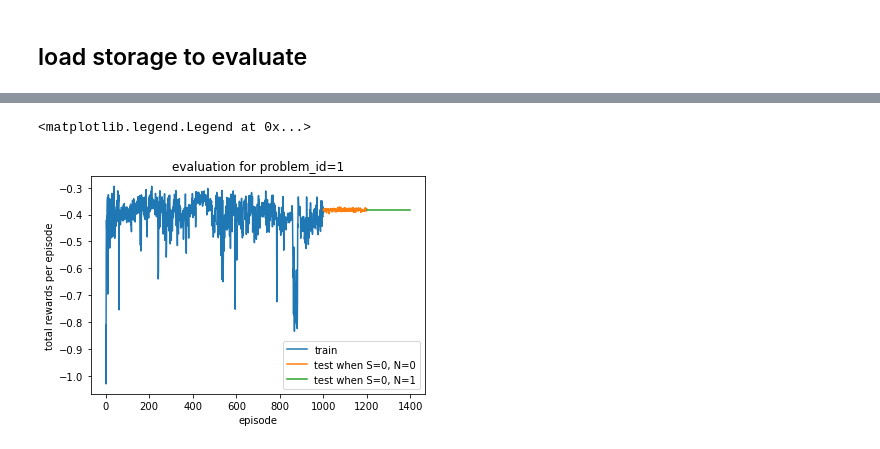
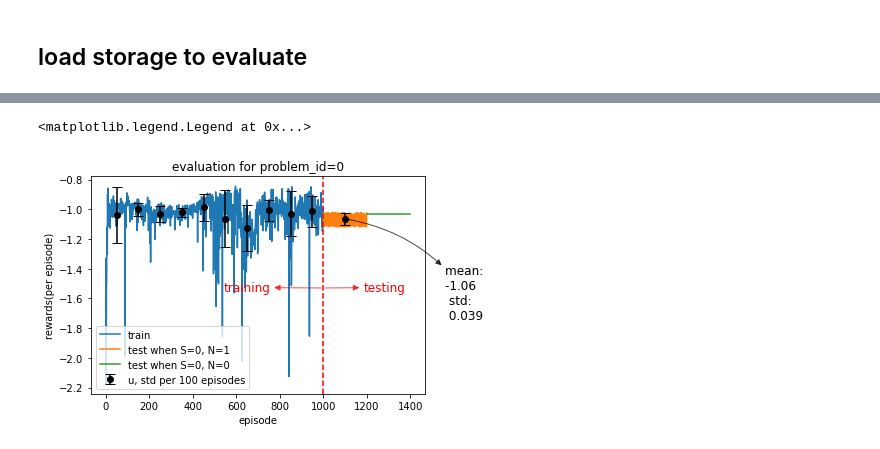
Before and after one commit to WayenVan/CovidResponesReinforcement, a Jupyter notebook: QlernNN_WangJingyan/run_eval.ipynb, the cells around one changed output, grey strips where cells are left out. Drawn from its saved outputs; the diff is of its cells as text; code cells hidden in the pictures.

Commit message:
add plot

```diff
--- a/QlernNN_WangJingyan/run_eval.ipynb
+++ b/QlernNN_WangJingyan/run_eval.ipynb
@@ -48,42 +28,101 @@ for num_instance in range(10):
 # %%
-problem_id = 1
+problem_id = 0
 
 data_path = './data'
-stats_train = load_variable("{}/stats_training/stats_train0{}.dat".format(data_path, problem_id))
-stats_evaluation_00 = load_variable("{}/stats_evaluation/stats_eval0{}_00.dat".format(data_path, problem_id ))
-stats_evaluation_01 = load_variable("{}/stats_evaluation/stats_eval0{}_01.dat".format(data_path, problem_id ))
-stats_evaluation_10 = load_variable("{}/stats_evaluation/stats_eval0{}_10.dat".format(data_path, problem_id ))
-stats_evaluation_11 = load_variable("{}/stats_evaluation/stats_eval0{}_11.dat".format(data_path, problem_id ))
+stats_train = load_variable(r"{}/stats_training/stats_train0{}.dat".format(data_path, problem_id))
+stats_evaluation_00 = load_variable(r"{}/stats_evaluation/stats_eval0{}_00.dat".format(data_path, problem_id ))
+stats_evaluation_01 = load_variable(r"{}/stats_evaluation/stats_eval0{}_01.dat".format(data_path, problem_id ))
+stats_evaluation_10 = load_variable(r"{}/stats_evaluation/stats_eval0{}_10.dat".format(data_path, problem_id ))
+stats_evaluation_11 = load_variable(r"{}/stats_evaluation/stats_eval0{}_11.dat".format(data_path, problem_id ))
 
-#plot all result
+#load random agent and deterministic agent when s
+stats_random = load_variable(r"../RandomAgent_WangJingyan/data/stats_training/stats_train0{}_01.dat".format(problem_id))
+stats_determ = load_variable(r"../Deterministic_WangJingyan/data/stats_training/stats_train0{}_01.dat".format(problem_id))
+stats_random_mean = np.mean(stats_random.episode_rewards)
+stats_random_std = np.std(stats_random.episode_rewards)
+
+#calculate std and mean
+train_rewards_resized = np.resize(stats_train.episode_rewards, (len(stats_train.episode_rewards)//100, 100))
+train_rewards_mean = np.mean(train_rewards_resized, axis=1)
+train_rewards_std = np.std(train_rewards_resized, axis=1)
+
+#find convergence point
+
+
+#calculate test mean
+test_mean = np.mean(stats_evaluation_01.episode_rewards)
+test_std = np.std(stats_evaluation_01.episode_rewards)
+
+#plot result
 plt.figure()
 plt.title("evaluation for problem_id={}".format(problem_id))
 plt.xlabel("episode")
-plt.ylabel("total rewards per episode")
+plt.ylabel("rewards(per episode)")
 
+#plot lines
 plt.plot(stats_train.episode_rewards, label="train")
 
 x01 = np.arange(0, len(stats_evaluation_01.episode_rewards), 1)
 x01 += len(stats_train.episode_rewards)
-plt.plot(x01, stats_evaluation_01.episode_rewards, label = "test when S=0, N=0" )
+plt.plot(x01, stats_evaluation_01.episode_rewards, label = "test when S=0, N=1" )
 
 x00 = np.arange(0, len(stats_evaluation_00.episode_rewards), 1)
 x00 = x00 + len(stats_train.episode_rewards)+len(stats_evaluation_01.episode_rewards)
-plt.plot(x00, stats_evaluation_00.episode_rewards, label = "test when S=0, N=1")
-plt.legend()
+plt.plot(x00, stats_evaluation_00.episode_rewards, label = "test when S=0, N=0")
 
-#x10 = np.arange(0, len(stats_evaluation_10.episode_rewards),1)
-#x10 = x10 +  len(stats_train.episode_rewards)+len(stats_evaluation_00.episode_rewards)+len(stats_evaluation_01.episode_rewards)
+##add annotate adn axvline
+plt.axvline(len(stats_train.episode_rewards), color='r', linestyle='--')
+plt.annotate('testing', xy=(len(stats_train.episode_rewards), stats_evaluation_01.episode_rewards[0]-0.5),
+            xycoords='data',
+            xytext=(40, -3), textcoords='offset pixels', fontsize = 12,
+            arrowprops=dict(arrowstyle='<|-', color='r', alpha=0.7),
+            color = 'r'
+            )
+plt.annotate('training', xy=(len(stats_train.episode_rewards), stats_evaluation_01.episode_rewards[0]-0.5),
+            xycoords='data',
+            xytext=(-100, -3), textcoords='offset pixels', fontsize = 12,
+            arrowprops=dict(arrowstyle='<|-', color='r', alpha=0.7),
+            color = 'r', zorder = 40
+            )
+plt.errorbar(1100, test_mean, yerr=test_std, fmt='o', color='k', capsize=5, zorder=30)
+plt.annotate("mean={}\nstd={}".format(round(test_mean, 2), round(test_std,3)), xy=(1100, test_mean),
+            xycoords='data',
+            xytext=(100, -100), textcoords='offset pixels', fontsize = 12,
+            arrowprops=dict(arrowstyle='<|-', color='k', alpha=0.7, connectionstyle='arc3, rad=.2'),
+            color='k')
+
+##plot error bar
+error_x = np.array([])
+for i in range(len(train_rewards_mean)):
+    error_x = np.append(error_x, i*100+50)
+plt.errorbar(error_x, train_rewards_mean, yerr=train_rewards_std, fmt='o', color='k', capsize=5, label="u, std per 100 episodes",zorder=30)
+plt.legend(loc="lower left")
+#figure2
 plt.figure()
-plt.title("evaluation for problem_id={} when schastic=Ture".format(problem_id))
+plt.title("rewards for problem_id={} when schastic=1".format(problem_id))
 plt.xlabel("episode")
-plt.ylabel("total rewards per episode")
+plt.ylabel("rewards(per episode)")
 plt.plot(stats_evaluation_10.episode_rewards, label="noisy=0")
 
 x11 = np.arange(0, len(stats_evaluation_11.episode_rewards), 1)
 x11 +=len(stats_evaluation_10.episode_rewards)
 plt.plot(x11, stats_evaluation_11.episode_rewards, label="noisy=1")
 plt.legend()
+
+
+#figure3
+fig = plt.figure()
+ax = fig.add_subplot(111)
+ax.text(320, stats_random_mean, "mean = {}\nstd = {}".format(round(stats_random_mean,2), round(stats_random_std, 2)), fontsize=12)
+plt.title("rewards for probem_id={} of Random Agent and Deterministic".format(problem_id))
+plt.xlabel("episode")
+plt.ylabel("rewards(per episode)")
+plt.plot(stats_random.episode_rewards[:len(stats_determ.episode_rewards)-1], label="random agent")
+plt.plot(stats_determ.episode_rewards, label="deterministic agent(no interval)")
+plt.axhline(stats_random_mean, color='k', alpha =0.7, label="mean of random agent")
+plt.axhline(stats_random_mean+stats_random_std, color='k', ls='--')
+plt.axhline(stats_random_mean-stats_random_std, color='k', ls='--', label="std of random agent")
+plt.legend()
 # %% [output]
 <matplotlib.legend.Legend at 0x...>
-[figure, old version]
+[figure, new version]
```
Also changed, not shown: parts of 3 cells of this notebook, 5 other files.
